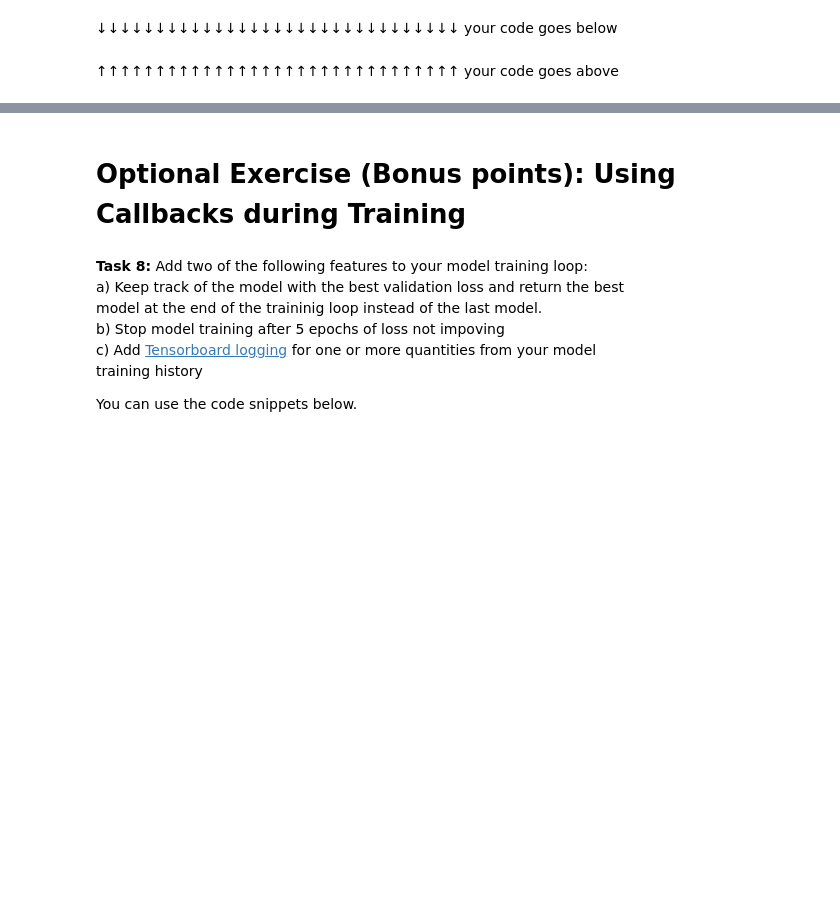
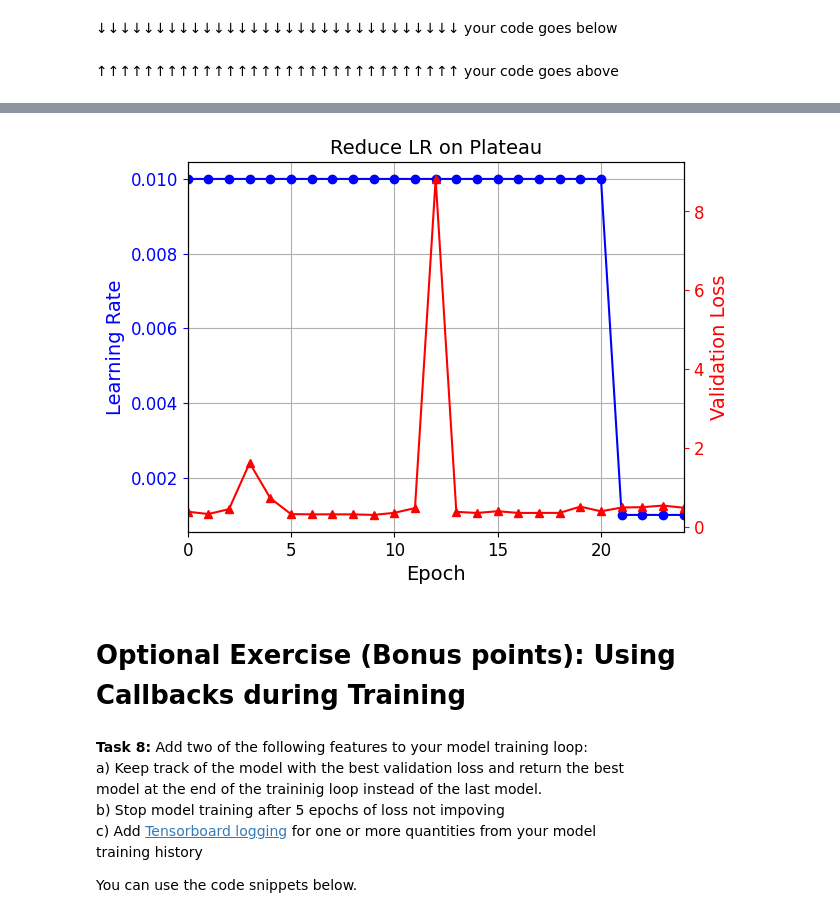
Before and after one commit to JaySeeDub/Coding-Dojo, a Jupyter notebook: Exercises/06_training_deep_neural_networks.ipynb, the cells around one changed output, grey strips where cells are left out. Cells and saved outputs as stored; diff of their text form; code cells hidden in the pictures; blank space fills up the shorter version.

```diff
--- a/Exercises/06_training_deep_neural_networks.ipynb
+++ b/Exercises/06_training_deep_neural_networks.ipynb
@@ -914,18 +1218,20 @@ print("test loss:", test_model(model, test_loader, nn.CrossEntropyLoss())[0])
 # %%
 plt.plot(history['epoch'], history["learning_rate"], "bo-")
 plt.xlabel("Epoch")
 plt.ylabel("Learning Rate", color='b')
 plt.tick_params('y', colors='b')
-plt.gca().set_xlim(0, n_epochs - 1)
+plt.gca().set_xlim(0, 25 - 1)
 plt.grid(True)
 
 ax2 = plt.gca().twinx()
 ax2.plot(history['epoch'], history["val_loss"], "r^-")
 ax2.set_ylabel('Validation Loss', color='r')
 ax2.tick_params('y', colors='r')
 
 plt.title("Reduce LR on Plateau", fontsize=14)
 plt.show()
+# %% [output]
+[figure, added]
 # %% [markdown]
 # Optional Exercise (Bonus points): Using Callbacks during Training
 # %% [markdown]
```
Also changed, not shown: parts of 42 cells of this notebook.
